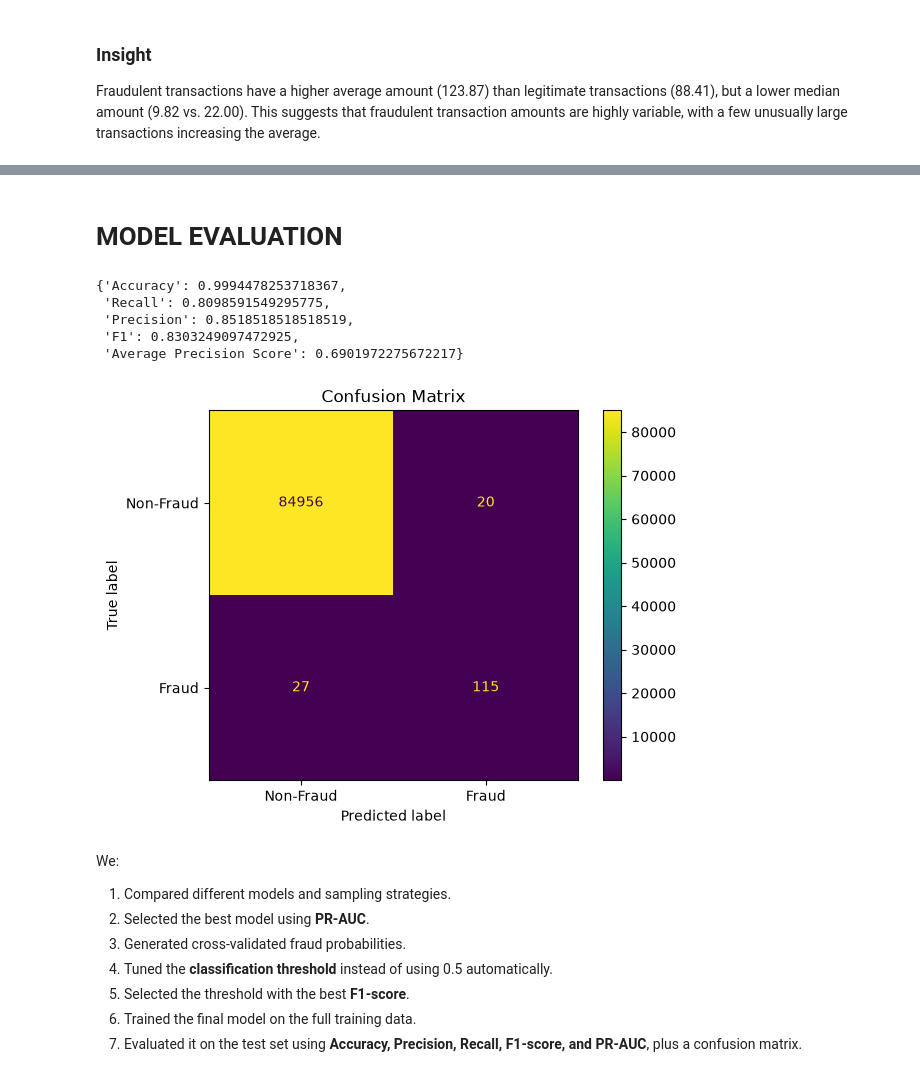
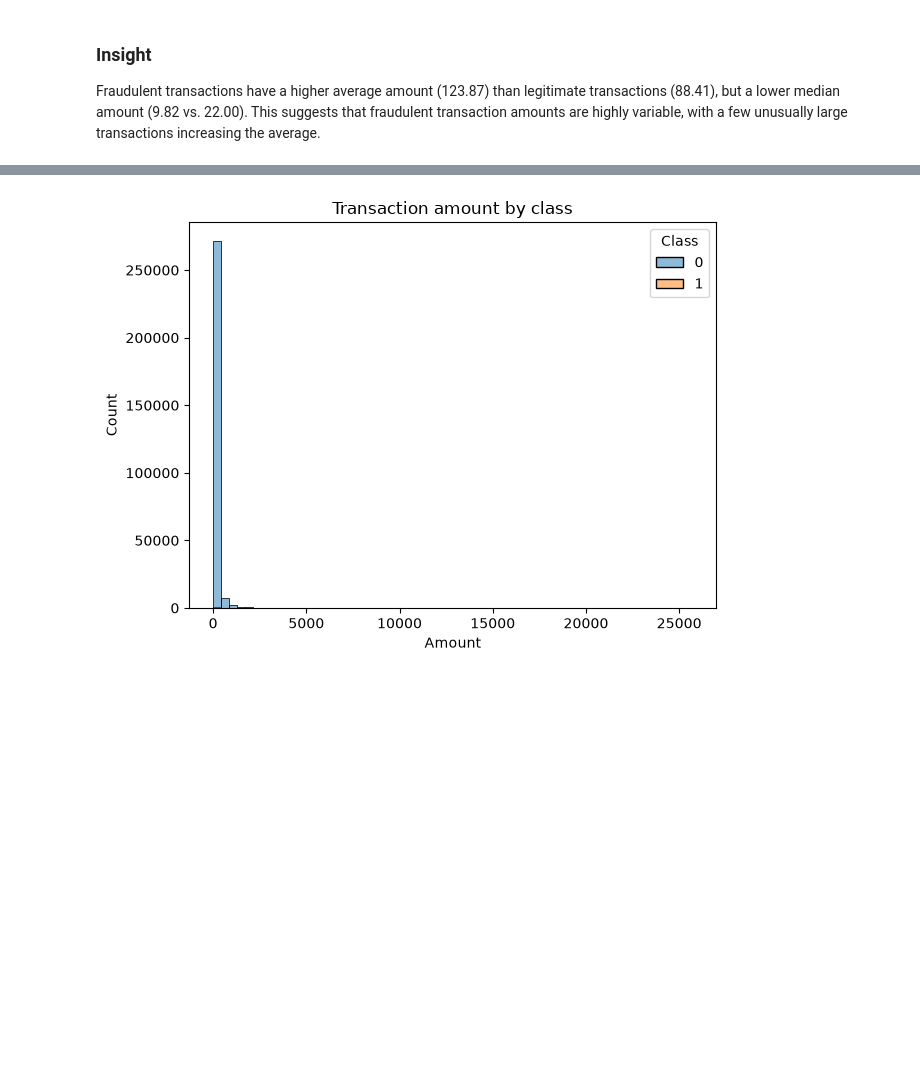
Before and after one commit to CodeWithNafisat/OIBSIP, a Jupyter notebook: DataAnalytics-L2-FraudDetection/FraudDetection.ipynb, the cells around one changed output, grey strips where cells are left out. Cells and saved outputs as stored; diff of their text form; code cells hidden in the pictures; blank space fills up the shorter version.

```diff
--- a/DataAnalytics-L2-FraudDetection/FraudDetection.ipynb
+++ b/DataAnalytics-L2-FraudDetection/FraudDetection.ipynb
@@ -413,2 +151,0 @@ y_test_pred = (y_test_proba >= best_threshold).astype(int)
-# %% [markdown]
-# MODEL EVALUATION
@@ -423,26 +152,8 @@ final_metrics = {
-# %%
-final_metrics
-# %% [output]
-{'Accuracy': 0.9994478253718367,
- 'Recall': 0.8098591549295775,
- 'Precision': 0.8518518518518519,
- 'F1': 0.8303249097472925,
- 'Average Precision Score': 0.6901972275672217}
-# %%
-ConfusionMatrixDisplay.from_predictions(
-    y_test, y_test_pred, display_labels = ["Non-Fraud", "Fraud"])
-
-plt.title("Confusion Matrix")
-plt.show()
-# %% [output]
-[figure, removed]
-# %% [markdown]
-We:
-
-1. Compared different models and sampling strategies.
-2. Selected the best model using **PR-AUC**.
-3. Generated cross-validated fraud probabilities.
-4. Tuned the **classification threshold** instead of using 0.5 automatically.
-5. Selected the threshold with the best **F1-score**.
-6. Trained the final model on the full training data.
-7. Evaluated it on the test set using **Accuracy, Precision, Recall, F1-score, and PR-AUC**, plus a confusion matrix.
+# %%
+# Amount distribution for fraud vs non-fraud (log scale because Amount is heavily skewed)
+sns.histplot(data = transactions, x = "Amount", hue = "Class", bins = 60)
+plt.title("Transaction amount by class")
+plt.tight_layout()
+plt.show()
+# %% [output]
+[figure, added]
```
Also changed, not shown: parts of 92 cells of this notebook, 1 other file.
